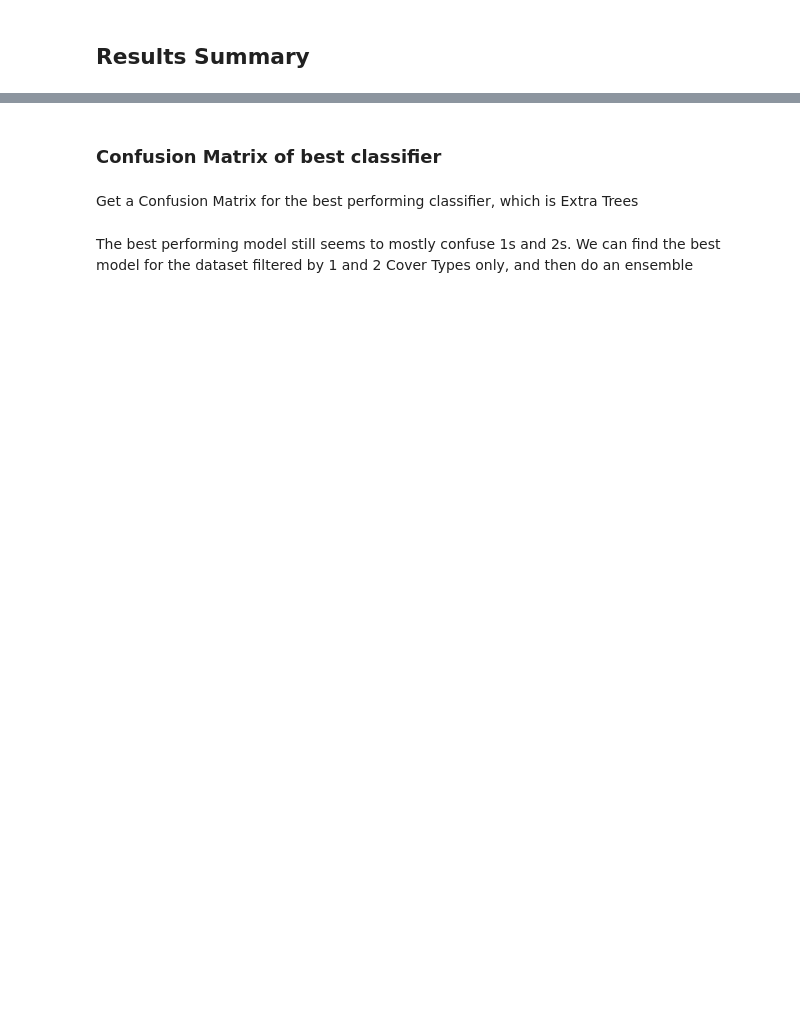
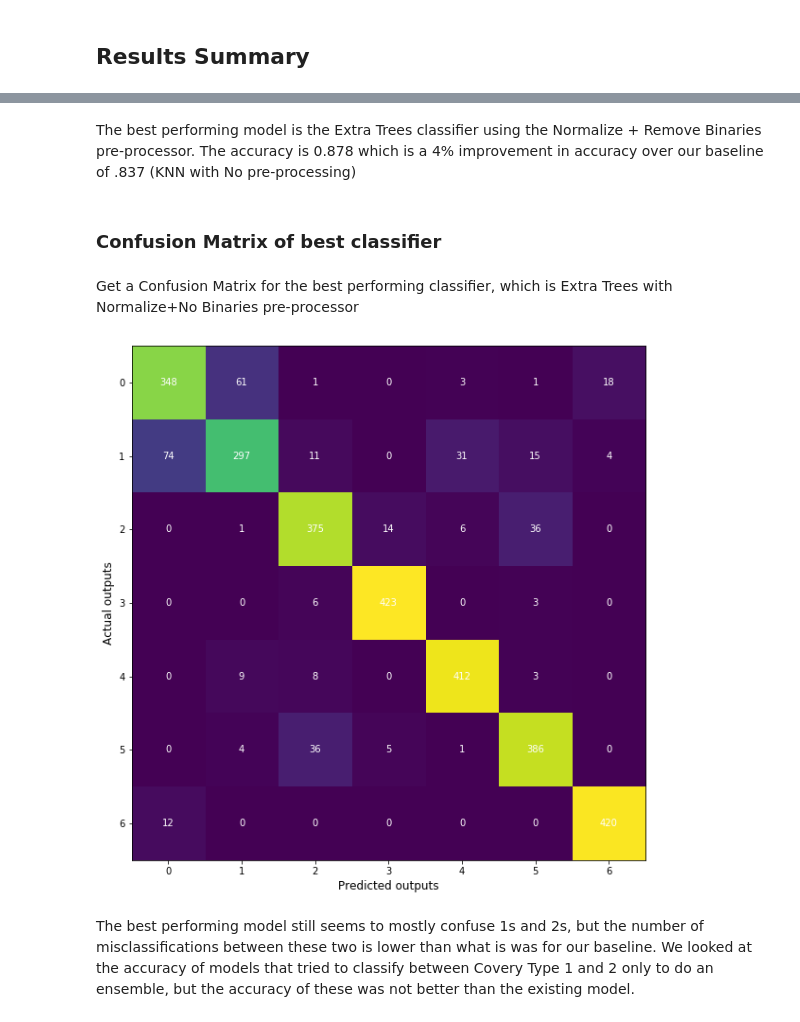
Before and after one commit to emilyrail/w207_final_project, a Jupyter notebook: Final_Project-Emily_Mohan_Stefania.ipynb, the cells around one changed output, grey strips where cells are left out. Drawn from its saved outputs; the diff is of its cells as text; code cells hidden in the pictures; blank space fills up the shorter version.

```diff
--- a/Final_Project-Emily_Mohan_Stefania.ipynb
+++ b/Final_Project-Emily_Mohan_Stefania.ipynb
@@ -394,20 +394,22 @@ train_data_norm = normalize_processor(train_data)
 train_data_rf_selector = rf_feature_selector(train_data,15)
 train_data_feat_eng = feat_eng(train_data)
 train_data_rem_bin = rem_binary(train_data)
+train_data_norm_bin = rem_binary(normalize_processor(train_data))
 
 dev_data_norm = normalize_processor(dev_data)
 dev_data_rf_selector = rf_feature_selector(dev_data,15)
 dev_data_feat_eng = feat_eng(dev_data)
 dev_data_rem_bin = rem_binary(dev_data)
+dev_data_norm_bin = rem_binary(normalize_processor(dev_data))
 
 
 
 train_datasets = [train_data,  train_data_norm, train_data_rf_selector,  \
-                  train_data_feat_eng, train_data_rem_bin]
+                  train_data_feat_eng, train_data_rem_bin, train_data_norm_bin]
 
 dev_datasets = [dev_data, dev_data_norm, dev_data_rf_selector, \
-                dev_data_feat_eng, dev_data_rem_bin]
+                dev_data_feat_eng, dev_data_rem_bin, dev_data_norm_bin]
 
-transformation_names = ["None",  "Normalize", "Feat Selector RF","Feat Eng", "Remove Binaries"]
+transformation_names = ["None",  "Normalize", "Feat Selector RF","Feat Eng", "Remove Binaries", "Normalized & No Bin"]
 # %%
 # Emily - combine normalize and binary?
@@ -452,7 +463,8 @@ Transformation: Remove Binaries F1 Score = 0.774
 # %%
 
 from sklearn.svm import SVC
-from sklearn.model_selection import GridSearchCVRF_revised = RandomForestClassifier(min_samples_split = 2, n_estimators = 200, max_depth = 20)
+from sklearn.model_selection import GridSearchCV
+RF_revised = RandomForestClassifier(min_samples_split = 2, n_estimators = 200, max_depth = 20)
 for ds in range(len(train_datasets)):
     loc1 = model_performance_df['Model Name'].notna()[::-1].idxmax()+1
     start_train = time.time()
@@ -585,31 +648,33 @@ model_performance_df.sort_values(by=['F1 Score'], ascending= False).dropna()
+# %% [markdown]
+The best performing model is the Extra Trees classifier using the Normalize + Remove Binaries pre-processor. The accuracy is 0.878 which is a 4% improvement in accuracy over our baseline of .837 (KNN with No pre-processing)
 # %% [markdown]
 ### Confusion Matrix of best classifier
 # %% [markdown]
-Get a Confusion Matrix for the best performing classifier, which is Extra Trees
+Get a Confusion Matrix for the best performing classifier, which is Extra Trees with Normalize+No Binaries pre-processor
 # %%
 ExtraTree_clf = ExtraTreesClassifier(max_features=0.8, max_depth = 30, n_estimators=500)
 
-ExtraTree_clf.fit(train_data_rem_bin, train_data_label) # Fitting the train data to the classifier
+ExtraTree_clf.fit(train_data_norm_bin, train_data_label) # Fitting the train data to the classifier
     # Make prediction on dev data
 
-pred = ExtraTree_clf.predict(dev_data_rem_bin)
+pred = ExtraTree_clf.predict(dev_data_norm_bin)
 
 
 #y_pred_prob = knn_model.predict_proba(dev_data)
 
 
 cm = confusion_matrix(dev_data_label, pred)
 fig, ax = plt.subplots(figsize=(10, 10))
 ax.imshow(cm)
 ax.grid(False)
 ax.set_xlabel('Predicted outputs', fontsize=12, color='black')
 ax.set_ylabel('Actual outputs', fontsize=12, color='black')
 ax.xaxis.set(ticks=range(7))
 ax.yaxis.set(ticks=range(7))
 ax.set_ylim(6.5, -0.5)
 for i in range(7):
     for j in range(7):
         ax.text(j, i, cm[i, j], ha='center', va='center', color='white')
 plt.show()
+# %% [output]
+[figure, added]
-# %% [markdown]
-The best performing model still seems to mostly confuse 1s and 2s. We can find the best model for the dataset filtered by 1 and 2 Cover Types only, and then do an ensemble
@@ -618,2 +681,4 @@ The best performing model still seems to mostly confuse 1s and 2s. We can find t
+# %% [markdown]
+The best performing model still seems to mostly confuse 1s and 2s, but the number of misclassifications between these two is lower than what is was for our baseline. We looked at the accuracy of models that tried to classify between Covery Type 1 and 2 only to do an ensemble, but the accuracy of these was not better than the existing model.
 # %%
 # Emily - Rerun the best model with test data
```
Also changed, not shown: parts of 16 cells of this notebook.
